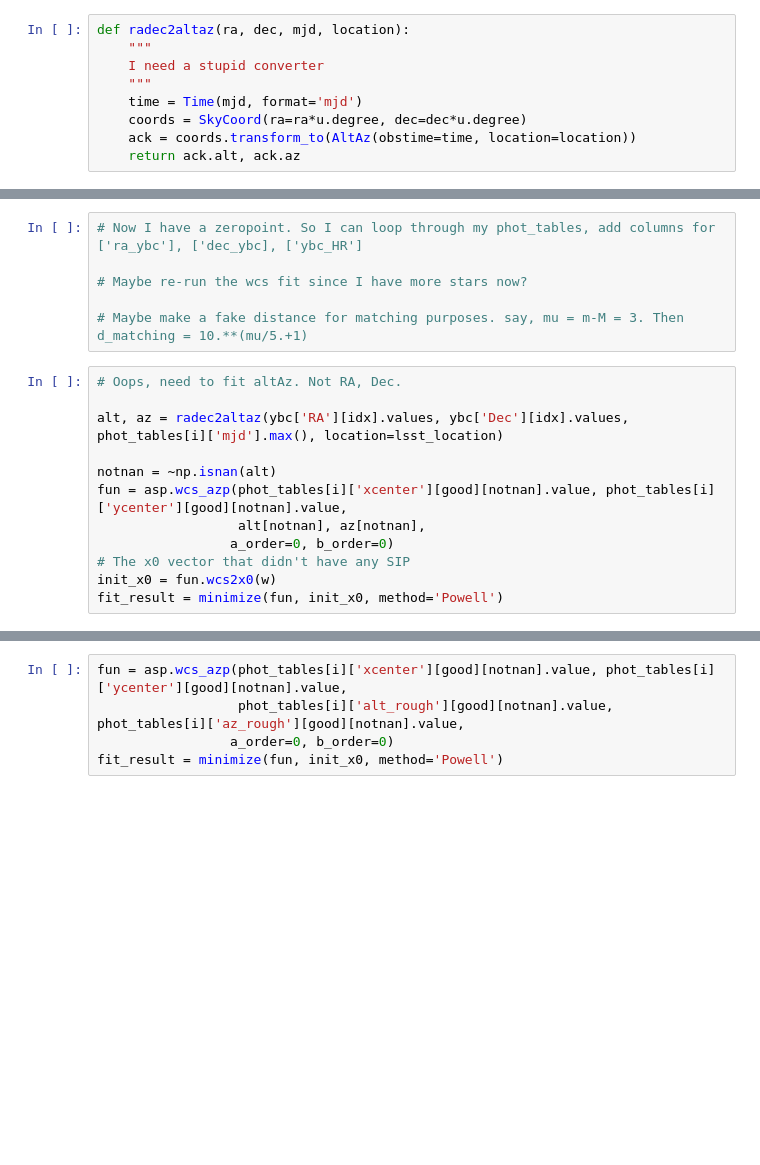
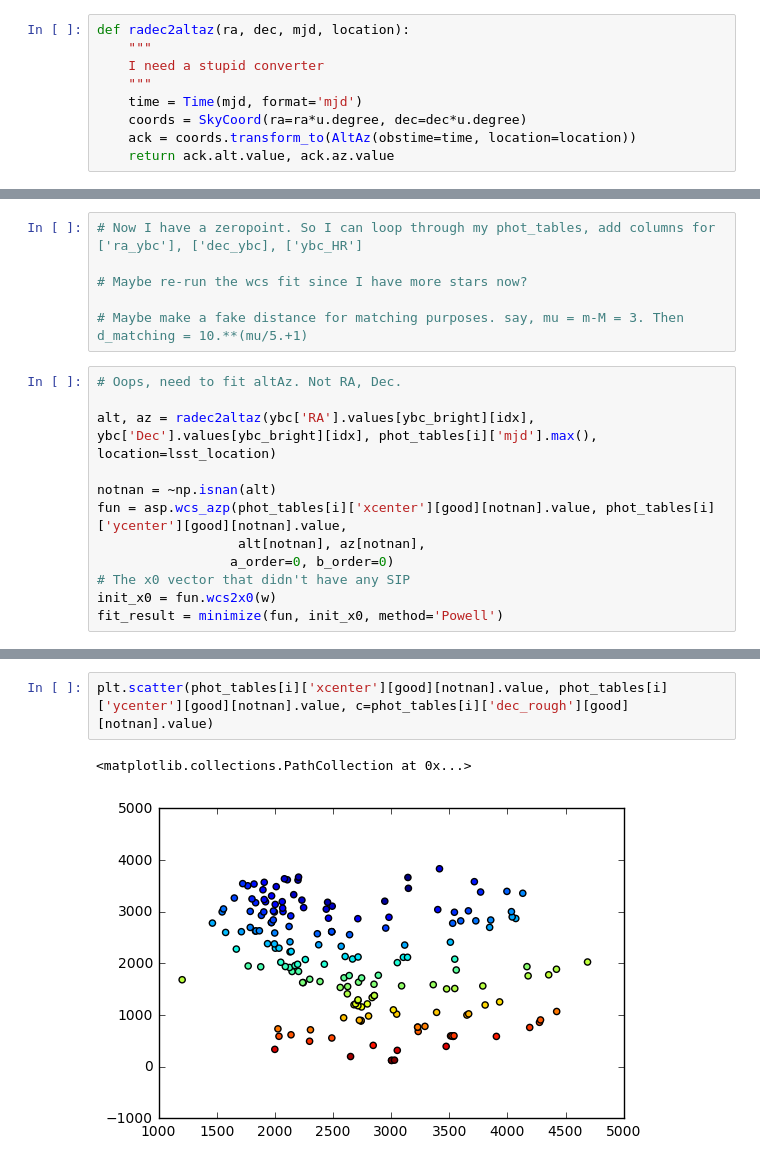
Before and after one commit to lsst/all_sky_phot, a Jupyter notebook: data/viz_night_cat_match.ipynb, the cells around one changed output, grey strips where cells are left out. Cells and saved outputs as stored; diff of their text form; blank space fills up the shorter version.

```diff
--- a/data/viz_night_cat_match.ipynb
+++ b/data/viz_night_cat_match.ipynb
@@ -24,7 +24,7 @@ def radec2altaz(ra, dec, mjd, location):
     time = Time(mjd, format='mjd')
     coords = SkyCoord(ra=ra*u.degree, dec=dec*u.degree)
     ack = coords.transform_to(AltAz(obstime=time, location=location))
-    return ack.alt, ack.az
+    return ack.alt.value, ack.az.value
 # %%
 temp = np.load('full_night.npz')
 phot_tables = temp['phot_tables'][()]
@@ -208,7 +210,7 @@ np.std(all_sky_mag - ybc['Vmag'].values[ybc_bright][idx])
 # %%
 # Oops, need to fit altAz. Not RA, Dec.
 
-alt, az = radec2altaz(ybc['RA'][idx].values, ybc['Dec'][idx].values, phot_tables[i]['mjd'].max(), location=lsst_location)
+alt, az = radec2altaz(ybc['RA'].values[ybc_bright][idx], ybc['Dec'].values[ybc_bright][idx], phot_tables[i]['mjd'].max(), location=lsst_location)
 
 notnan = ~np.isnan(alt)
 fun = asp.wcs_azp(phot_tables[i]['xcenter'][good][notnan].value, phot_tables[i]['ycenter'][good][notnan].value,
@@ -220,5 +240,5 @@ fit_result = minimize(fun, init_x0, method='Powell')
 # %%
-fun = asp.wcs_azp(phot_tables[i]['xcenter'][good][notnan].value, phot_tables[i]['ycenter'][good][notnan].value,
-                  phot_tables[i]['alt_rough'][good][notnan].value, phot_tables[i]['az_rough'][good][notnan].value,
-                 a_order=0, b_order=0)
-fit_result = minimize(fun, init_x0, method='Powell')
+plt.scatter(phot_tables[i]['xcenter'][good][notnan].value, phot_tables[i]['ycenter'][good][notnan].value, c=phot_tables[i]['dec_rough'][good][notnan].value)
+# %% [output]
+<matplotlib.collections.PathCollection at 0x...>
+[figure, added]
```
Also changed, not shown: parts of 22 cells of this notebook, 1 other file.
